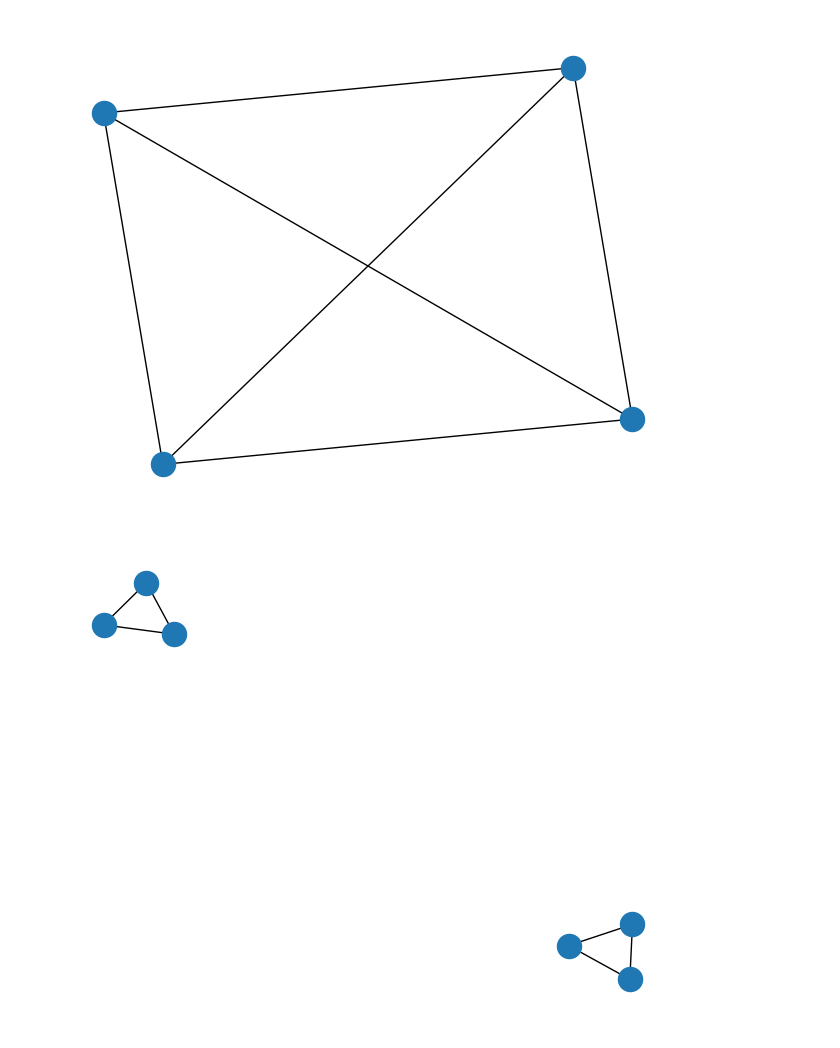
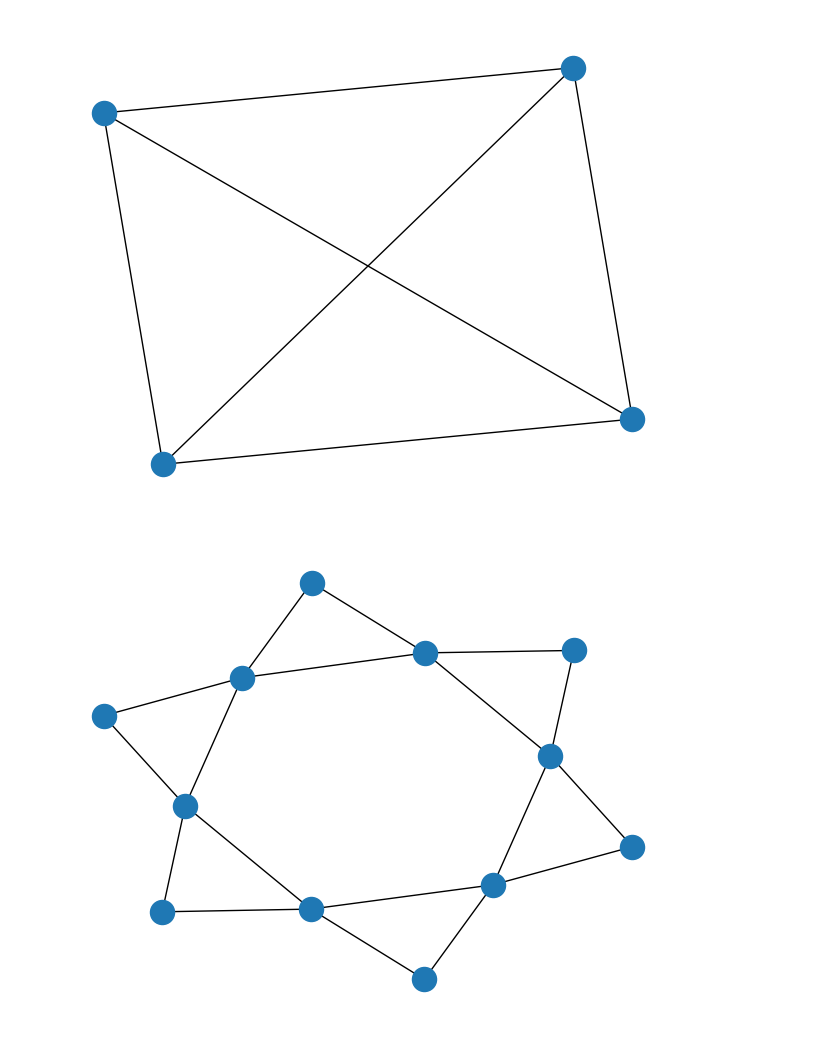
Before and after one commit to FabianScott/ComSoc, a Jupyter notebook: graphnet.ipynb, the cells around one changed output. Cells and saved outputs as stored; diff of their text form; code cells hidden in the pictures.

```diff
--- a/graphnet.ipynb
+++ b/graphnet.ipynb
@@ -40,10 +40,16 @@ nx.draw(B)
 [figure]
 # %%
 C = nx.Graph()
-C.add_nodes_from([1, 2, 3, 4, 5, 6])
-C.add_edges_from([(1, 2), (2, 3), (3, 1)])
-C.add_edges_from([(4, 5), (5, 6), (6, 4)])
+C.add_nodes_from(range(1,13))
+C.add_edges_from([(1,2),(2,3),(3,1)])
+C.add_edges_from([(3,4),(4,5),(5,3)])
+C.add_edges_from([(5,6),(6,7),(7,5)])
+C.add_edges_from([(7,8),(8,9),(9,7)])
+C.add_edges_from([(9,10),(10,11),(11,9)])
+C.add_edges_from([(11,12),(12,1),(1,11)])
+
+# C[1][11]["weight"] = 50
 
 nx.draw(C)
 # %% [output]
-[figure, old version]
+[figure, new version]
```
Also changed, not shown: parts of 1 cell of this notebook, 2 other files.
